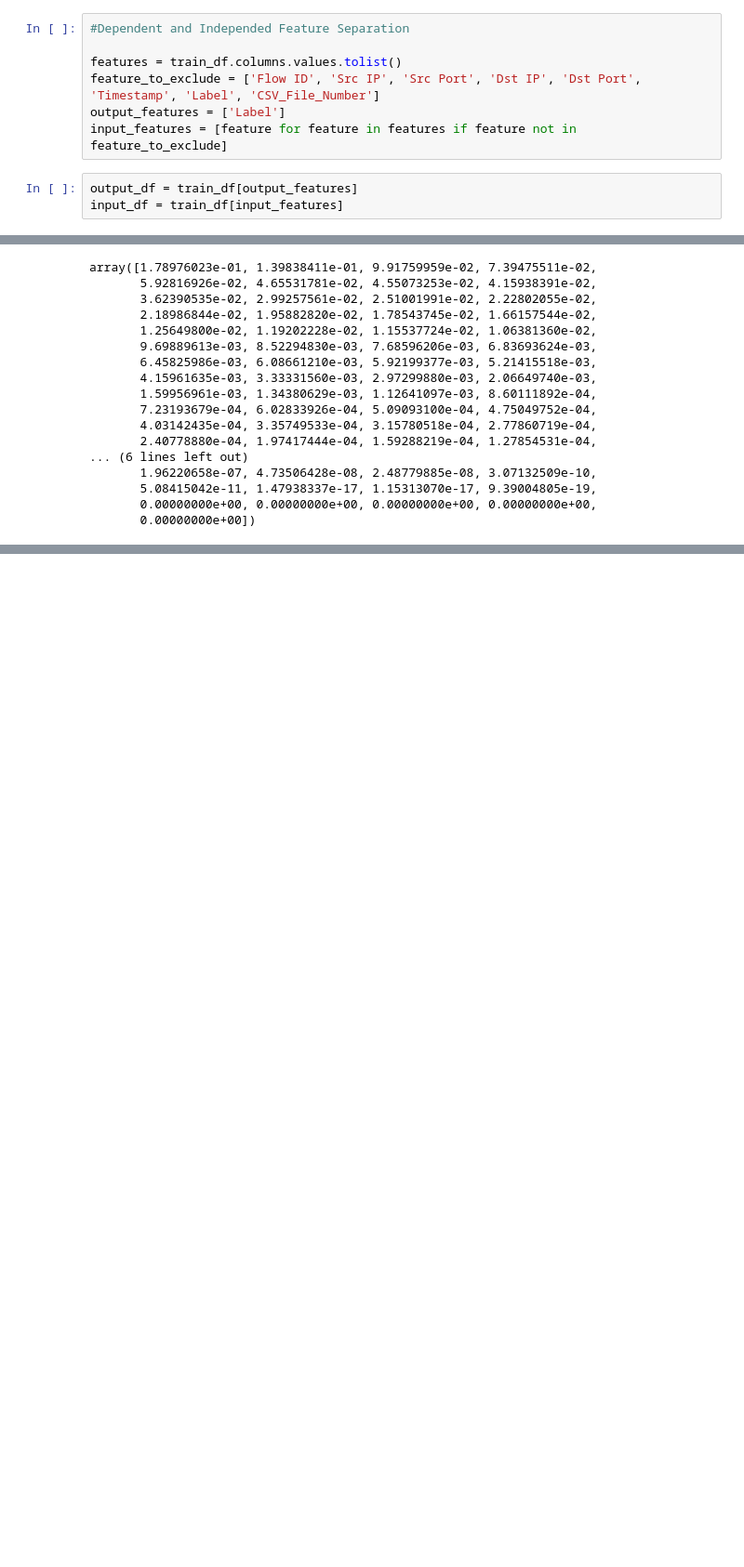
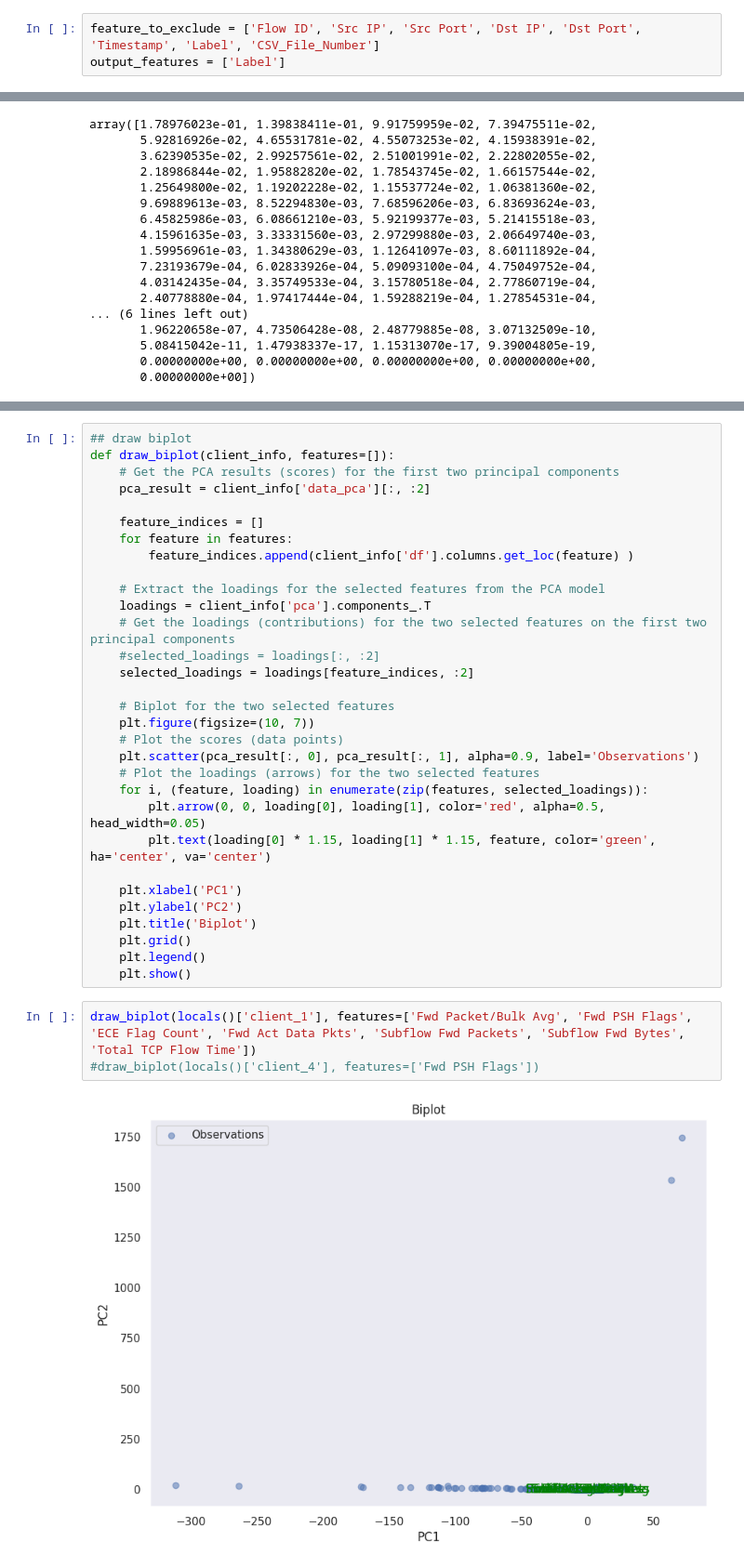
Before and after one commit to Sohag07Hasan/Collarborate-5G-NFs-with-Federated-Learning, a Jupyter notebook: feature_engineering/PCA.ipynb, the cells around one changed output, grey strips where cells are left out. Shown at 93% size. Cells and saved outputs as stored; diff of their text form; blank space fills up the shorter version.

```diff
--- a/feature_engineering/PCA.ipynb
+++ b/feature_engineering/PCA.ipynb
@@ -42,10 +30,3 @@ Name: count, dtype: int64
 # %%
-#Dependent and Independed Feature Separation
-
-features = train_df.columns.values.tolist()
 feature_to_exclude = ['Flow ID', 'Src IP', 'Src Port', 'Dst IP', 'Dst Port', 'Timestamp', 'Label', 'CSV_File_Number']
 output_features = ['Label']
-input_features = [feature for feature in features if feature not in feature_to_exclude]
-# %%
-output_df = train_df[output_features]
-input_df = train_df[input_features]
@@ -174,0 +200,36 @@ feature_importance_df.to_csv(f'weighted_feature_importances_{current_client_key}
+# %%
+## draw biplot
+def draw_biplot(client_info, features=[]):
+    # Get the PCA results (scores) for the first two principal components
+    pca_result = client_info['data_pca'][:, :2]
+
+    feature_indices = []
+    for feature in features:
+        feature_indices.append(client_info['df'].columns.get_loc(feature) )
+
+    # Extract the loadings for the selected features from the PCA model
+    loadings = client_info['pca'].components_.T
+    # Get the loadings (contributions) for the two selected features on the first two principal components
+    #selected_loadings = loadings[:, :2]
+    selected_loadings = loadings[feature_indices, :2]
+
+    # Biplot for the two selected features
+    plt.figure(figsize=(10, 7))
+    # Plot the scores (data points)
+    plt.scatter(pca_result[:, 0], pca_result[:, 1], alpha=0.9, label='Observations')
+    # Plot the loadings (arrows) for the two selected features
+    for i, (feature, loading) in enumerate(zip(features, selected_loadings)):
+        plt.arrow(0, 0, loading[0], loading[1], color='red', alpha=0.5, head_width=0.05)
+        plt.text(loading[0] * 1.15, loading[1] * 1.15, feature, color='green', ha='center', va='center')
+
+    plt.xlabel('PC1')
+    plt.ylabel('PC2')
+    plt.title('Biplot')
+    plt.grid()
+    plt.legend()
+    plt.show()
+# %%
+draw_biplot(locals()['client_1'], features=['Fwd Packet/Bulk Avg', 'Fwd PSH Flags', 'ECE Flag Count', 'Fwd Act Data Pkts', 'Subflow Fwd Packets', 'Subflow Fwd Bytes', 'Total TCP Flow Time'])
+#draw_biplot(locals()['client_4'], features=['Fwd PSH Flags'])
+# %% [output]
+[figure, added]
```
Also changed, not shown: parts of 30 cells of this notebook, 9 other files.
